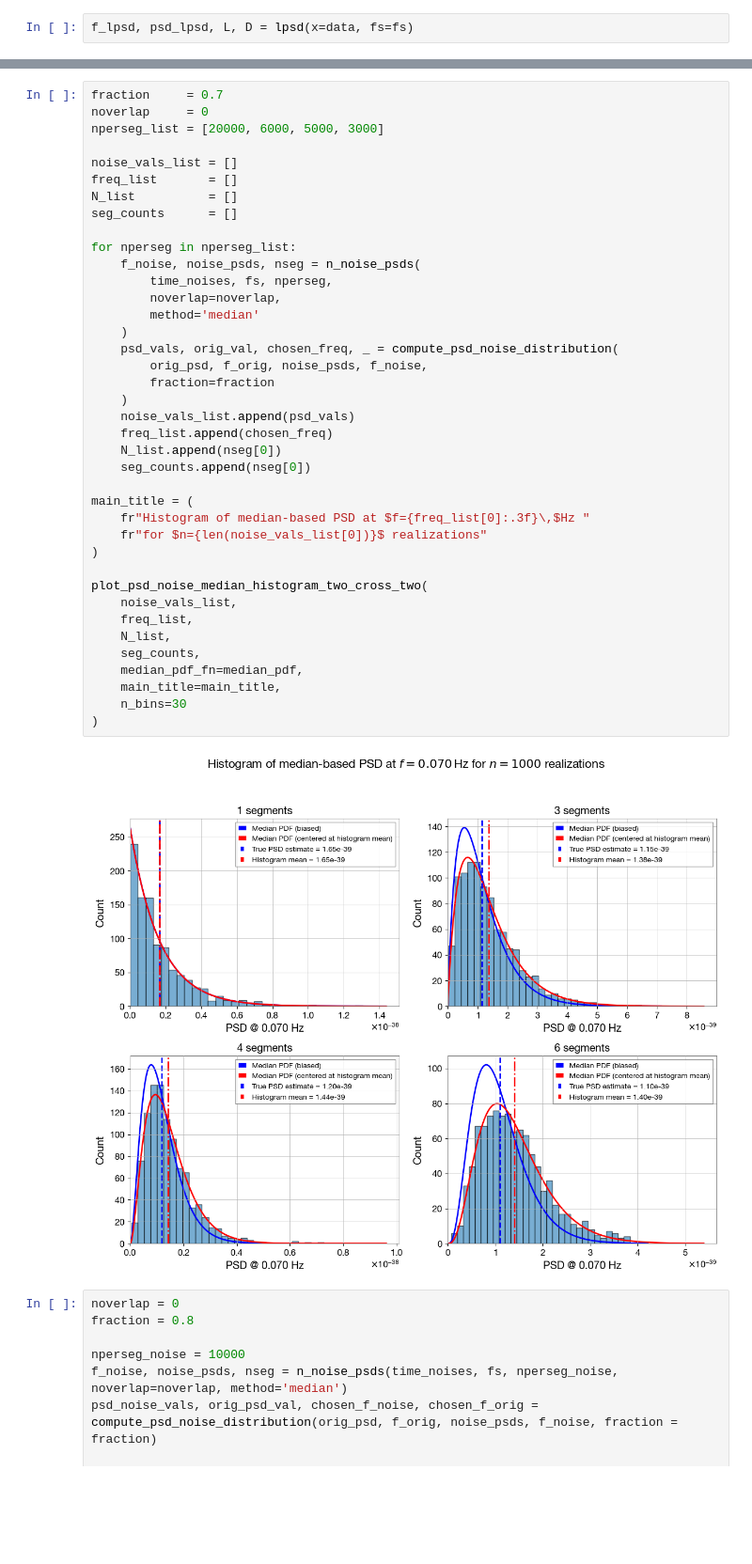
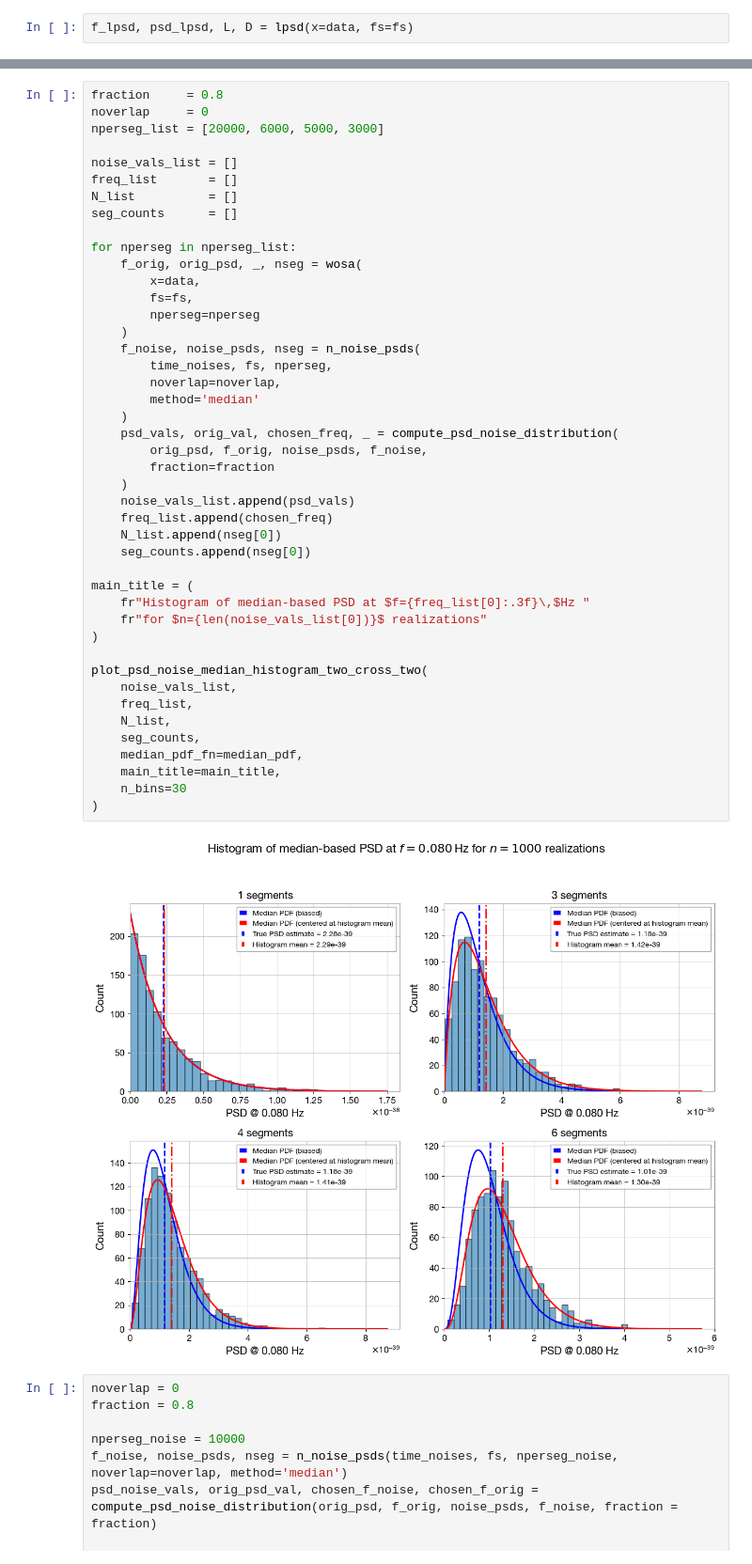
Before and after one commit to AkmDgreat/AkshatLISA, a Jupyter notebook: AkshatLISA/main_notebooks/psdNoiseMedianHistogram.ipynb, the cells around one changed output, grey strips where cells are left out. Shown at 94% size. Saved outputs shown, nothing was run; the diff lists cells and outputs as text; blank space fills up the shorter version.

```diff
--- a/AkshatLISA/main_notebooks/psdNoiseMedianHistogram.ipynb
+++ b/AkshatLISA/main_notebooks/psdNoiseMedianHistogram.ipynb
@@ -130,7 +244,7 @@ plot_psd_noise_median_histogram_two_cross_two(
 # %% [output]
 [figure]
 # %%
-fraction     = 0.7
+fraction     = 0.8
 noverlap     = 0
 nperseg_list = [20000, 6000, 5000, 3000]
 
@@ -140,36 +254,41 @@ N_list          = []
 seg_counts      = []
 
 for nperseg in nperseg_list:
+    f_orig, orig_psd, _, nseg = wosa(
+        x=data,
+        fs=fs,
+        nperseg=nperseg
+    )
     f_noise, noise_psds, nseg = n_noise_psds(
         time_noises, fs, nperseg,
         noverlap=noverlap,
         method='median'
     )
     psd_vals, orig_val, chosen_freq, _ = compute_psd_noise_distribution(
         orig_psd, f_orig, noise_psds, f_noise,
         fraction=fraction
     )
     noise_vals_list.append(psd_vals)
     freq_list.append(chosen_freq)
     N_list.append(nseg[0])
     seg_counts.append(nseg[0])
 
 main_title = (
     fr"Histogram of median‐based PSD at $f={freq_list[0]:.3f}\,$Hz "
     fr"for $n={len(noise_vals_list[0])}$ realizations"
 )
 
 plot_psd_noise_median_histogram_two_cross_two(
     noise_vals_list,
     freq_list,
     N_list,
     seg_counts,
     median_pdf_fn=median_pdf,
     main_title=main_title,
     n_bins=30
 )
 # %% [output]
-[figure, old version]
+[figure, new version]
 # %%
 noverlap = 0
 fraction = 0.8
```
Also changed, not shown: parts of 7 cells of this notebook, 3 other files.
